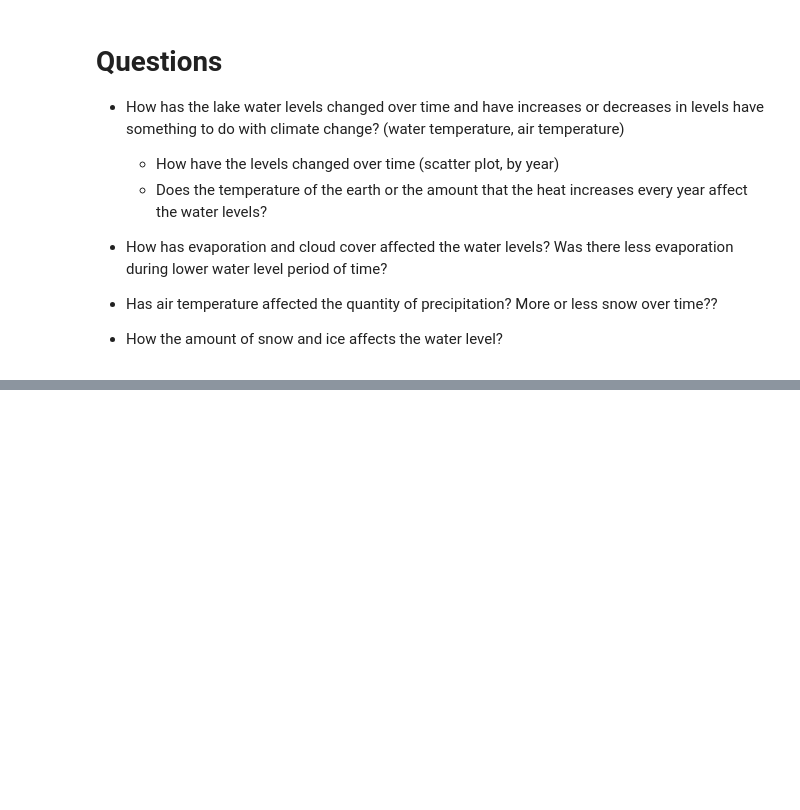
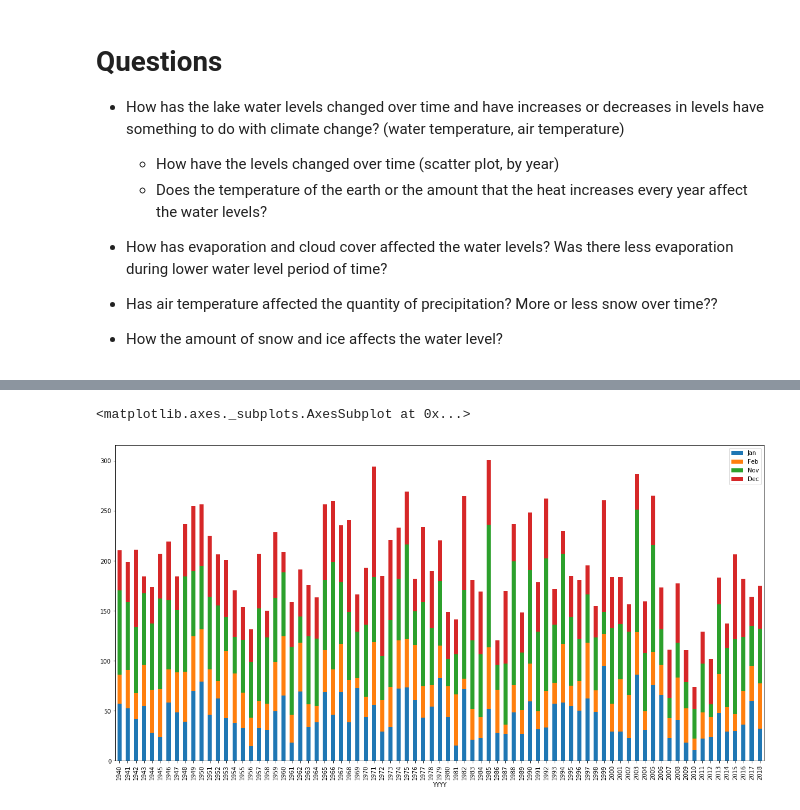
Before and after one commit to olivia1117/LakeWaterLevelData, a Jupyter notebook: Water Level Data Project.ipynb, the cells around one changed output, grey strips where cells are left out. Cells and saved outputs as stored; diff of their text form; code cells hidden in the pictures; blank space fills up the shorter version.

```diff
--- a/Water Level Data Project.ipynb
+++ b/Water Level Data Project.ipynb
@@ -227,0 +297,7 @@ import pandas as pd
+# %%
+precip_mic_mon_df.plot.bar(x = 'YYYY', figsize = (20,10), stacked = True)
+
+# aggregate rainfall for the four months out of every year
+# %% [output]
+<matplotlib.axes._subplots.AxesSubplot at 0x...>
+[figure, added]
```
Also changed, not shown: parts of 7 cells of this notebook, 2 other files.
